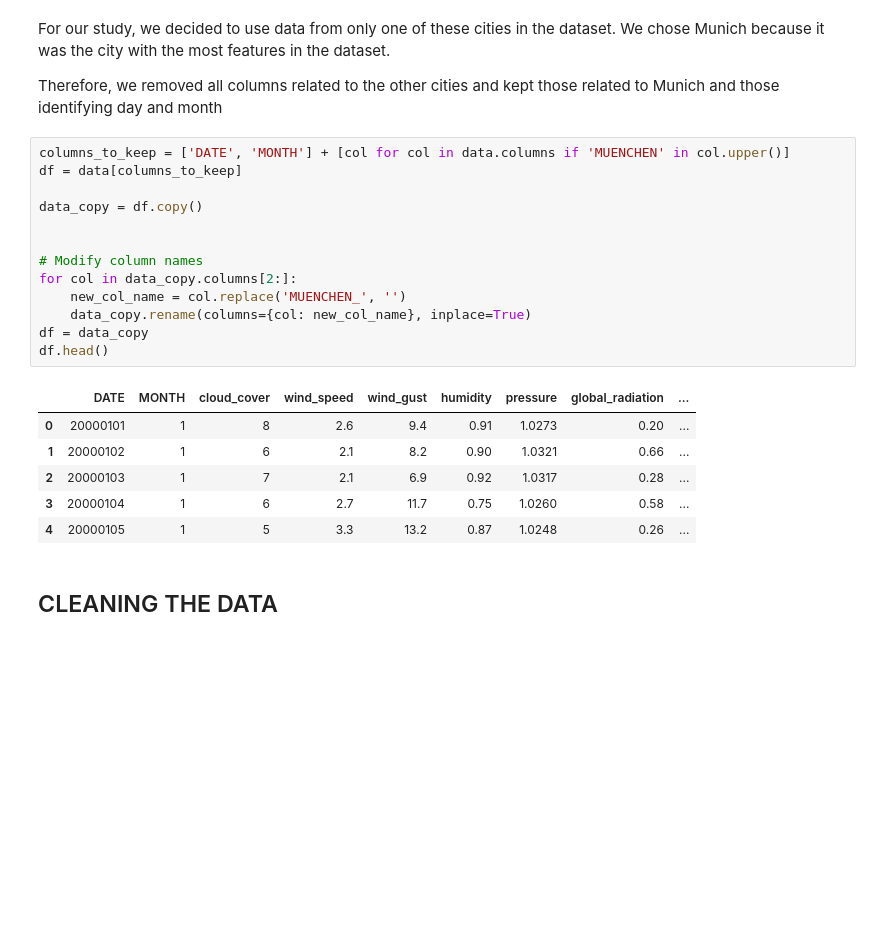
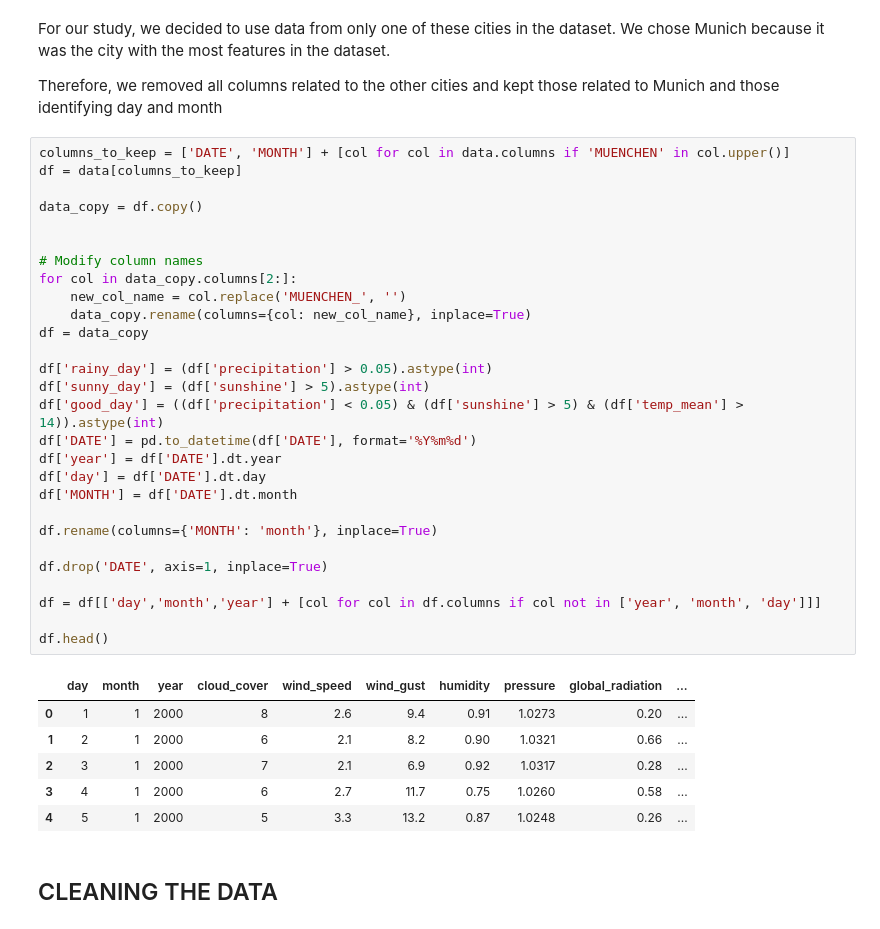
Before and after one commit to Nenne2000/MLDA_Project, a Jupyter notebook: MLDA.ipynb, the cells around one changed output. Drawn from its saved outputs; the diff is of its cells as text; blank space fills up the shorter version.

```diff
--- a/MLDA.ipynb
+++ b/MLDA.ipynb
@@ -28,23 +28,38 @@ Therefore, we removed all columns related to the other cities and kept those rel
 # %%
 columns_to_keep = ['DATE', 'MONTH'] + [col for col in data.columns if 'MUENCHEN' in col.upper()]
 df = data[columns_to_keep]
 
 data_copy = df.copy()
 
 
 # Modify column names
 for col in data_copy.columns[2:]:
     new_col_name = col.replace('MUENCHEN_', '')
     data_copy.rename(columns={col: new_col_name}, inplace=True)
 df = data_copy
+
+df['rainy_day'] = (df['precipitation'] > 0.05).astype(int)
+df['sunny_day'] = (df['sunshine'] > 5).astype(int)
+df['good_day'] = ((df['precipitation'] < 0.05) & (df['sunshine'] > 5) & (df['temp_mean'] > 14)).astype(int)
+df['DATE'] = pd.to_datetime(df['DATE'], format='%Y%m%d')
+df['year'] = df['DATE'].dt.year
+df['day'] = df['DATE'].dt.day
+df['MONTH'] = df['DATE'].dt.month
+
+df.rename(columns={'MONTH': 'month'}, inplace=True)
+
+df.drop('DATE', axis=1, inplace=True)
+
+df = df[['day','month','year'] + [col for col in df.columns if col not in ['year', 'month', 'day']]]
+
 df.head()
 # %% [output]
-|  | DATE | MONTH | cloud_cover | wind_speed | wind_gust | humidity | pressure | global_radiation | ... |
-| 0 | 20000101 | 1 | 8 | 2.6 | 9.4 | 0.91 | 1.0273 | 0.20 | ... |
-| 1 | 20000102 | 1 | 6 | 2.1 | 8.2 | 0.90 | 1.0321 | 0.66 | ... |
-| 2 | 20000103 | 1 | 7 | 2.1 | 6.9 | 0.92 | 1.0317 | 0.28 | ... |
-| 3 | 20000104 | 1 | 6 | 2.7 | 11.7 | 0.75 | 1.0260 | 0.58 | ... |
-| 4 | 20000105 | 1 | 5 | 3.3 | 13.2 | 0.87 | 1.0248 | 0.26 | ... |
+|  | day | month | year | cloud_cover | wind_speed | wind_gust | humidity | pressure | global_radiation | ... |
+| 0 | 1 | 1 | 2000 | 8 | 2.6 | 9.4 | 0.91 | 1.0273 | 0.20 | ... |
+| 1 | 2 | 1 | 2000 | 6 | 2.1 | 8.2 | 0.90 | 1.0321 | 0.66 | ... |
+| 2 | 3 | 1 | 2000 | 7 | 2.1 | 6.9 | 0.92 | 1.0317 | 0.28 | ... |
+| 3 | 4 | 1 | 2000 | 6 | 2.7 | 11.7 | 0.75 | 1.0260 | 0.58 | ... |
+| 4 | 5 | 1 | 2000 | 5 | 3.3 | 13.2 | 0.87 | 1.0248 | 0.26 | ... |
 # %% [markdown]
 ## CLEANING THE DATA
 # %% [markdown]
```
Also changed, not shown: parts of 12 cells of this notebook, 1 other file.
